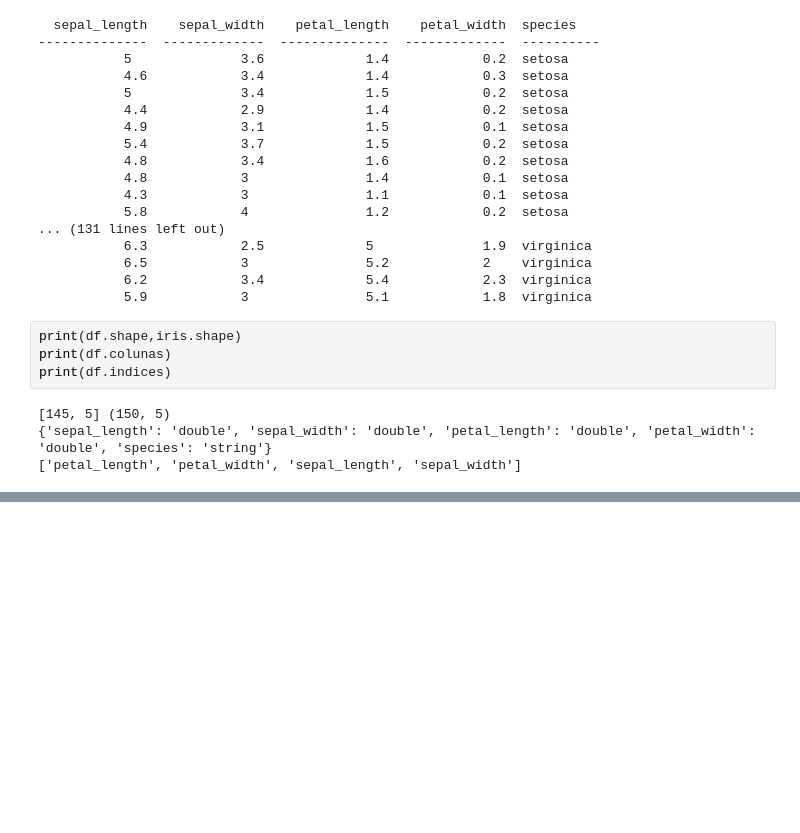
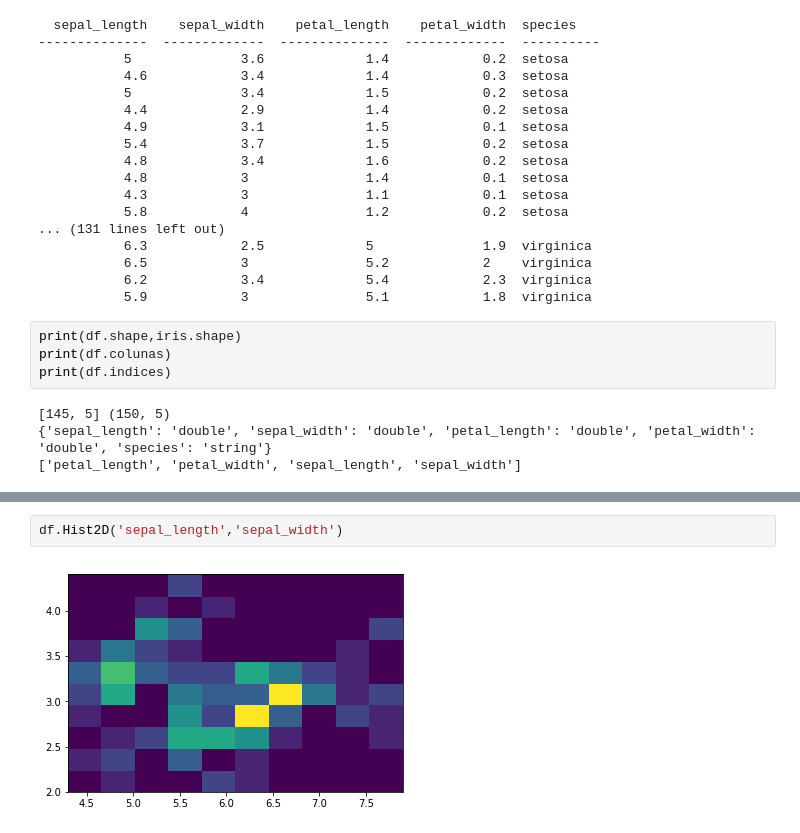
Before and after one commit to davibarreira/Macaco, a Jupyter notebook: MacacoNotebook.ipynb, the cells around one changed output, grey strips where cells are left out. Drawn from its saved outputs; the diff is of its cells as text; blank space fills up the shorter version.

```diff
--- a/MacacoNotebook.ipynb
+++ b/MacacoNotebook.ipynb
@@ -224,0 +233,4 @@ plt.plot(filtro2['sepal_length'],filtro2['sepal_width'],'o')
+# %%
+df.Hist2D('sepal_length','sepal_width')
+# %% [output]
+[figure, added]
```
Also changed, not shown: parts of 5 cells of this notebook, 2 other files.
